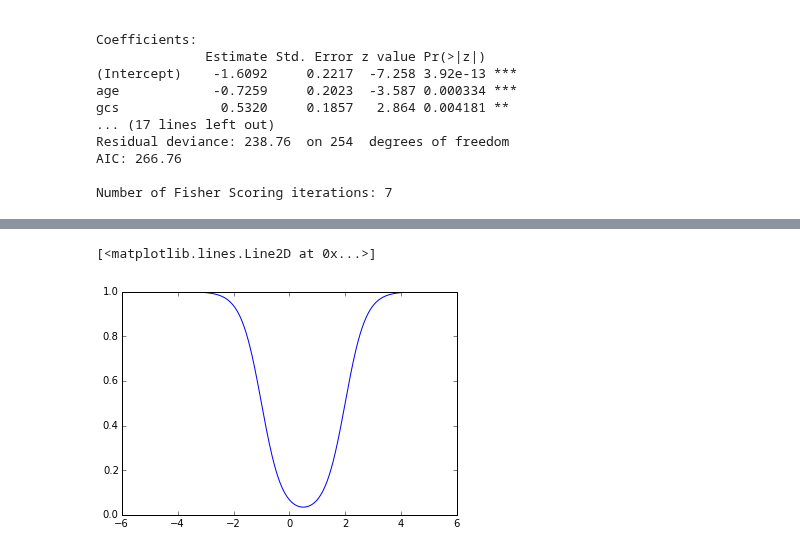
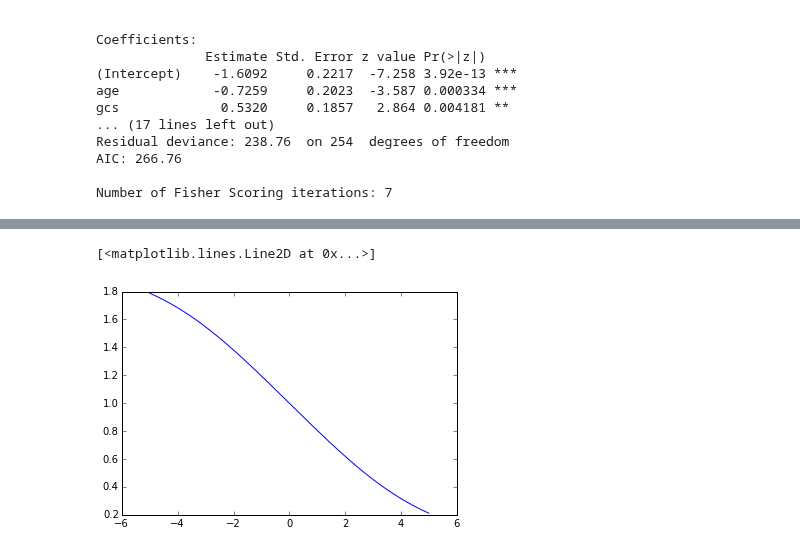
Before and after one commit to eric-czech/portfolio, a Jupyter notebook: demonstrative/python/notebooks/pbto2/1_feature_generator.ipynb, the cells around one changed output, grey strips where cells are left out. Saved outputs shown, nothing was run; the diff lists cells and outputs as text; code cells hidden in the pictures.

```diff
--- a/demonstrative/python/notebooks/pbto2/1_feature_generator.ipynb
+++ b/demonstrative/python/notebooks/pbto2/1_feature_generator.ipynb
@@ -252,20 +249,20 @@ Bad|Good      47.39386735  0.2330447 203.3681205 0.000000e+00
 # %%
 import math
 x = np.linspace(-5, 5, 1000)
 
 a1, a2 = 1, 1
-b1, b2 = 2.7, -2.7
-c1, c2 = -1, 2
+b1, b2 = .5, .5
+c1, c2 = -2, 2
 def f1(x):
     return a1 / (1 + np.exp(b1*(x - c1)))
 def f2(x):
     return a2 / (1 + np.exp(b2*(x - c2)))
 fl1 = np.vectorize(f1)
 fl2 = np.vectorize(f2)
 
 y = (fl1(x) + fl2(x))
 #y = .5 * fl1(x)
 plt.plot(x, y)
 # %% [output]
 [<matplotlib.lines.Line2D at 0x...>]
-[figure, old version]
+[figure, new version]
```
Also changed, not shown: parts of 1 cell of this notebook, 7 other files.
